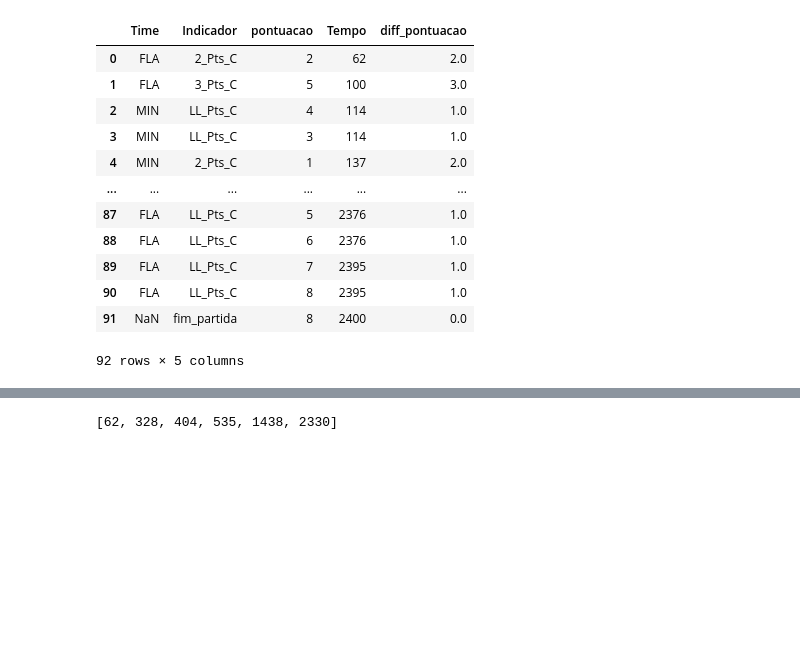
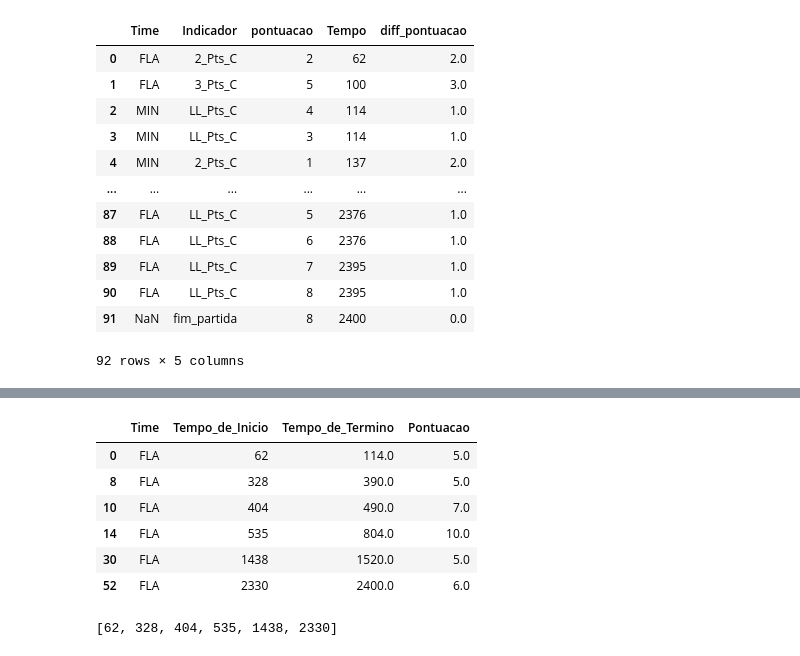
Before and after one commit to Rafael-Prochnow/Analise-descritiva-para-um-time, a Jupyter notebook: Jogada_Jogada.ipynb, the cells around one changed output, grey strips where cells are left out. Cells and saved outputs as stored; diff of their text form; code cells hidden in the pictures; blank space fills up the shorter version.

```diff
--- a/Jogada_Jogada.ipynb
+++ b/Jogada_Jogada.ipynb
@@ -445,5 +561,15 @@ jogoooo.to_csv('tempo2.csv')
 # %%
-final = jogoooo.loc[(jogoooo['Pontuacao'] >=5) & (jogoooo['Time'] == 'FLA')]
+final = periodo.loc[(periodo['Pontuacao'] >=5) & (periodo['Time'] == 'FLA')]
+# %%
+final
+# %% [output]
+|  | Time | Tempo_de_Inicio | Tempo_de_Termino | Pontuacao |
+| 0 | FLA | 62 | 114.0 | 5.0 |
+| 8 | FLA | 328 | 390.0 | 5.0 |
+| 10 | FLA | 404 | 490.0 | 7.0 |
+| 14 | FLA | 535 | 804.0 | 10.0 |
+| 30 | FLA | 1438 | 1520.0 | 5.0 |
+| 52 | FLA | 2330 | 2400.0 | 6.0 |
 # %%
 final_i = list(final['Tempo_de_Inicio'])
 final_f = list(final['Tempo_de_Termino'])
```
Also changed, not shown: parts of 16 cells of this notebook, 1 other file.
